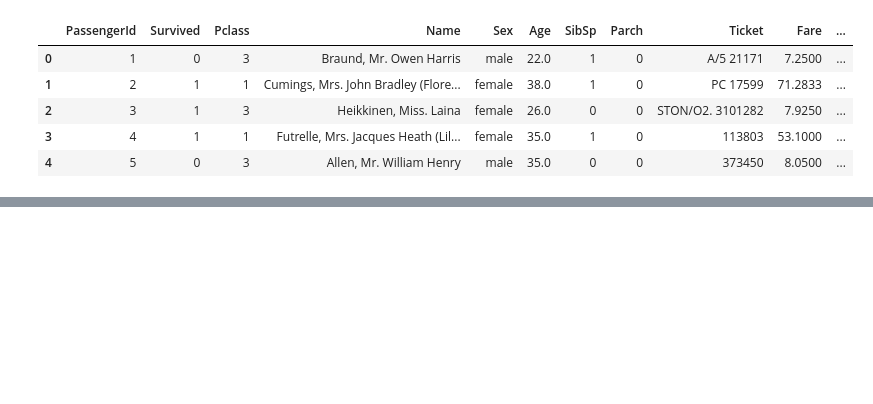
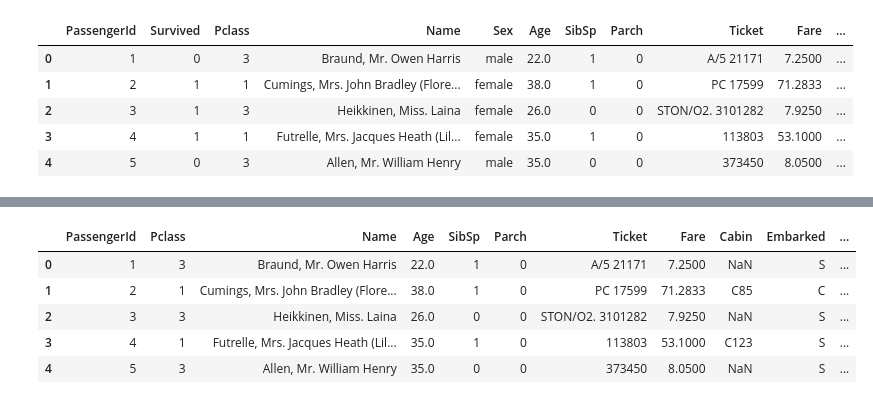
Before and after one commit to devanshi4/DecisionTree-Classifier-Insights, a Jupyter notebook: ML_Project.ipynb, the cells around one changed output, grey strips where cells are left out. Cells and saved outputs as stored; diff of their text form; code cells hidden in the pictures; blank space fills up the shorter version.

```diff
--- a/ML_Project.ipynb
+++ b/ML_Project.ipynb
@@ -26,3 +27,7 @@ df_train.head()
 | 2 | 3 | 1 | 3 | Heikkinen, Miss. Laina | female | 26.0 | 0 | 0 | STON/O2. 3101282 | 7.9250 | ... |
 | 3 | 4 | 1 | 1 | Futrelle, Mrs. Jacques Heath (Lil... | female | 35.0 | 1 | 0 | 113803 | 53.1000 | ... |
 | 4 | 5 | 0 | 3 | Allen, Mr. William Henry | male | 35.0 | 0 | 0 | 373450 | 8.0500 | ... |
+# %%
+survived_train = df_train['Survived']
+data = pd.concat([df_train.drop('Survived', axis =1),df_test])#axis = 1 means you want to drop a column, not a row
+data.info()
@@ -28,0 +53,14 @@ df_train.head()
+# %%
+data['Age'] = data.Age.fillna(data.Age.median())      #Lets first focus on fixing the numerical null values.
+data['Fare'] = data.Fare.fillna(data.Fare.median())   #We can fix it by either mean, median or mode
+# %%
+data = pd.get_dummies(data, columns=['Sex'], drop_first = True) #if you have a bunch of features that you want to use to predict because you noticed from your exploratory data analysis that they'll be important
+data.head() #But you want to encode your data with numbers, You do this because most machine learning models work input features that are numerical
+#drop_first : If True, it drops the first level of each categorical variable, which can help avoid multicollinearity in some models.
+# %% [output]
+|  | PassengerId | Pclass | Name | Age | SibSp | Parch | Ticket | Fare | Cabin | Embarked | ... |
+| 0 | 1 | 3 | Braund, Mr. Owen Harris | 22.0 | 1 | 0 | A/5 21171 | 7.2500 | NaN | S | ... |
+| 1 | 2 | 1 | Cumings, Mrs. John Bradley (Flore... | 38.0 | 1 | 0 | PC 17599 | 71.2833 | C85 | C | ... |
+| 2 | 3 | 3 | Heikkinen, Miss. Laina | 26.0 | 0 | 0 | STON/O2. 3101282 | 7.9250 | NaN | S | ... |
+| 3 | 4 | 1 | Futrelle, Mrs. Jacques Heath (Lil... | 35.0 | 1 | 0 | 113803 | 53.1000 | C123 | S | ... |
+| 4 | 5 | 3 | Allen, Mr. William Henry | 35.0 | 0 | 0 | 373450 | 8.0500 | NaN | S | ... |
```
Also changed, not shown: parts of 12 cells of this notebook.
